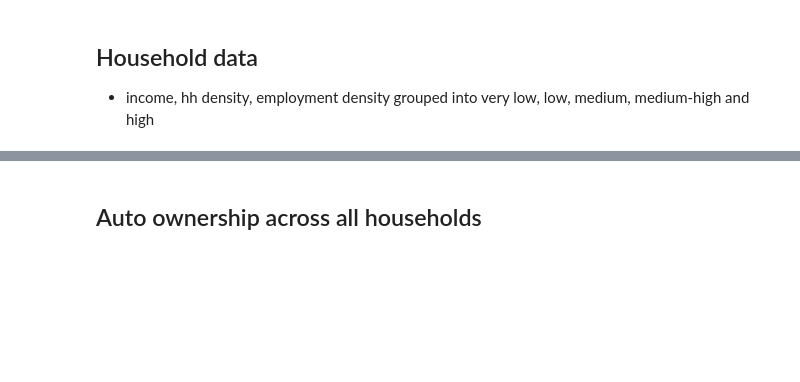
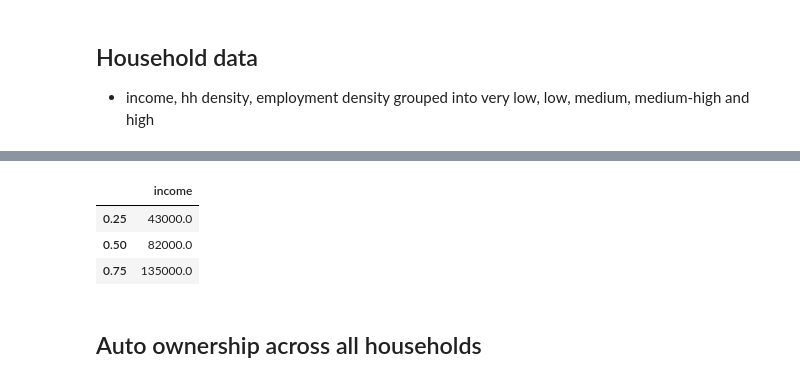
Before and after one commit to psrc/psrc_activitysim, a Jupyter notebook: scripts/validation/validation_scripts/auto_ownership.ipynb, the cells around one changed output, grey strips where cells are left out. Drawn from its saved outputs; the diff is of its cells as text; code cells hidden in the pictures; blank space fills up the shorter version.

Commit message:
change income bins + take out number of adults

```diff
--- a/scripts/validation/validation_scripts/auto_ownership.ipynb
+++ b/scripts/validation/validation_scripts/auto_ownership.ipynb
@@ -52,3 +52,11 @@ var_group
+# %%
+income_4group = hh_data.loc[hh_data['source'] == 'model results',['income']].quantile([.25, .50, .75])
+income_4group
+# %% [output]
+|  | income |
+| 0.25 | 43000.0 |
+| 0.50 | 82000.0 |
+| 0.75 | 135000.0 |
 # %%
 # data manipulation
 
```
Also changed, not shown: parts of 9 cells of this notebook.
